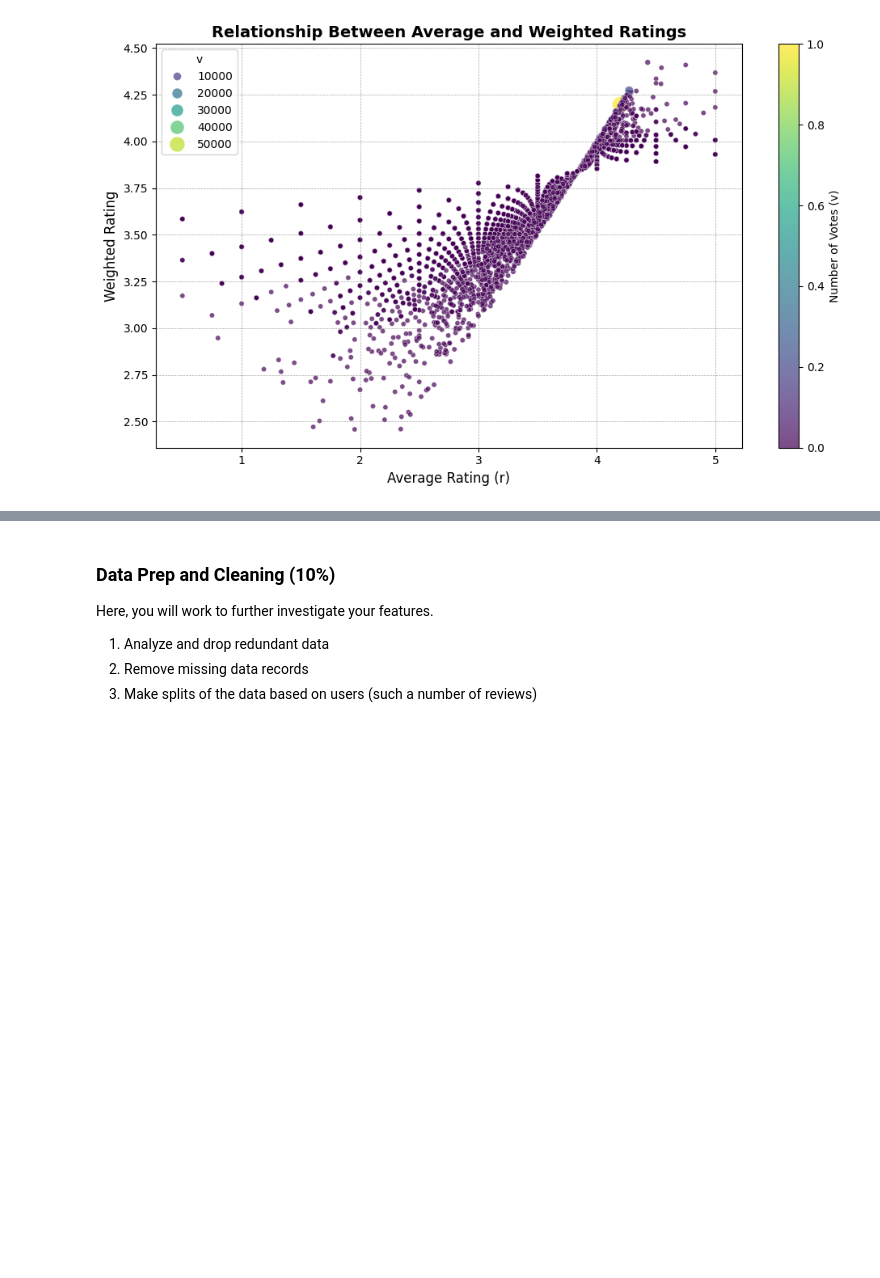
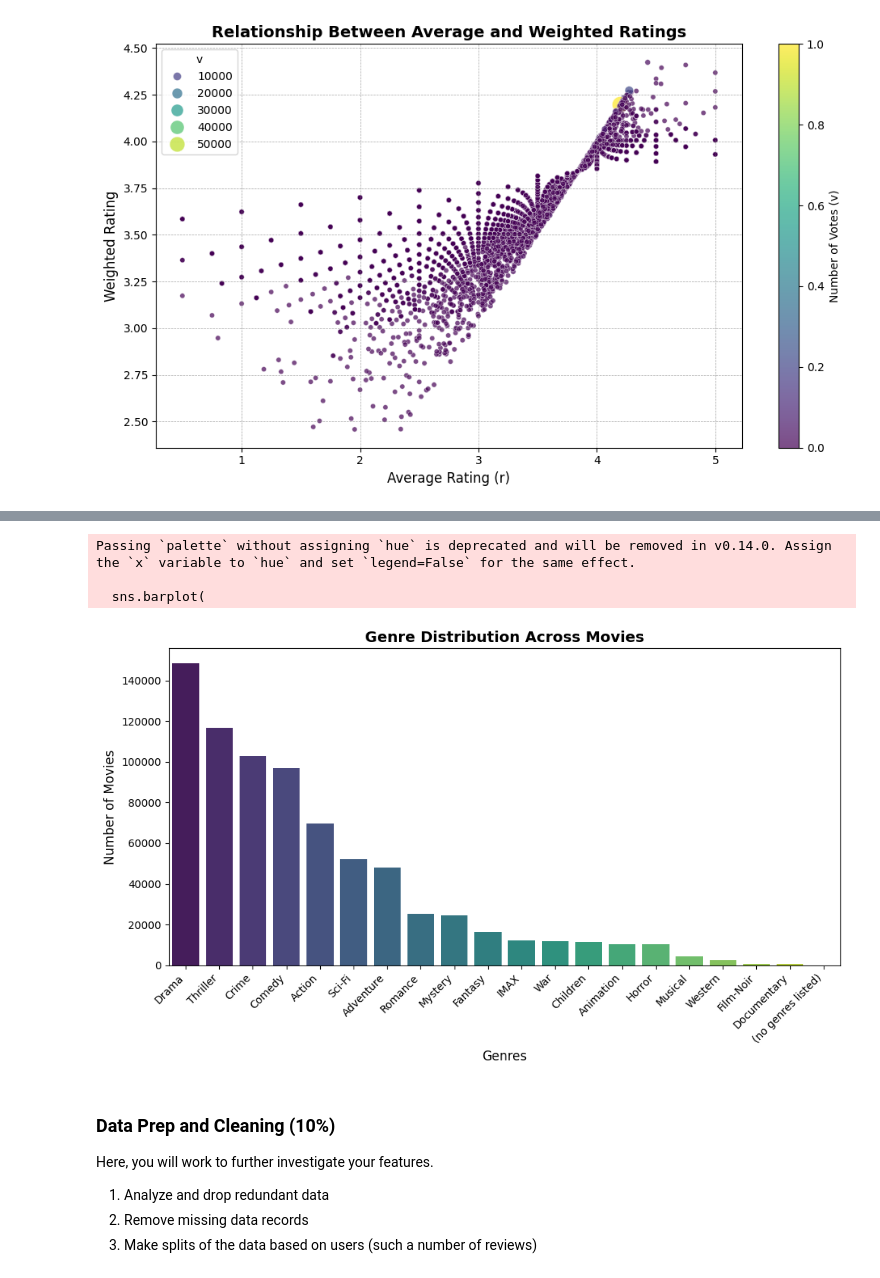
Before and after one commit to oaj1/DS5033-Data-Mining-and-Machine-Learning-MovieRec, a Jupyter notebook: 2project_movie-recommendations_V3.ipynb, the cells around one changed output, grey strips where cells are left out. Cells and saved outputs as stored; diff of their text form; code cells hidden in the pictures; blank space fills up the shorter version.

```diff
--- a/2project_movie-recommendations_V3.ipynb
+++ b/2project_movie-recommendations_V3.ipynb
@@ -219,3 +219,30 @@ plt.show()
+# %%
+#EDA visualization finished
+
+#split genres and count occurences of each genre
+genre_list = final_df['genres'].str.split('|').explode()
+
+#count frequency of each genre
+genre_count = genre_list.value_counts()
+
+#plot it
+plt.figure(figsize=(10,6))
+sns.barplot(
+    x = genre_count.index, #genre name
+    y = genre_count.values, #count of each genre
+    palette = 'viridis'
+)
+plt.title('Genre Distribution Across Movies', fontsize=14, fontweight='bold')
+plt.xlabel('Genres', fontsize=12)
+plt.ylabel('Number of Movies', fontsize=12)
+plt.xticks(rotation=45, ha='right')  # Rotate x-axis labels for better readability
+plt.tight_layout()  # Adjust layout for better display
+plt.show()
+# %% [output]
+Passing `palette` without assigning `hue` is deprecated and will be removed in v0.14.0. Assign the `x` variable to `hue` and set `legend=False` for the same effect.
+
+  sns.barplot(
+[figure, added]
 # %% [markdown]
 ### Data Prep and Cleaning (10%)
 
```
Also changed, not shown: parts of 2 cells of this notebook.
